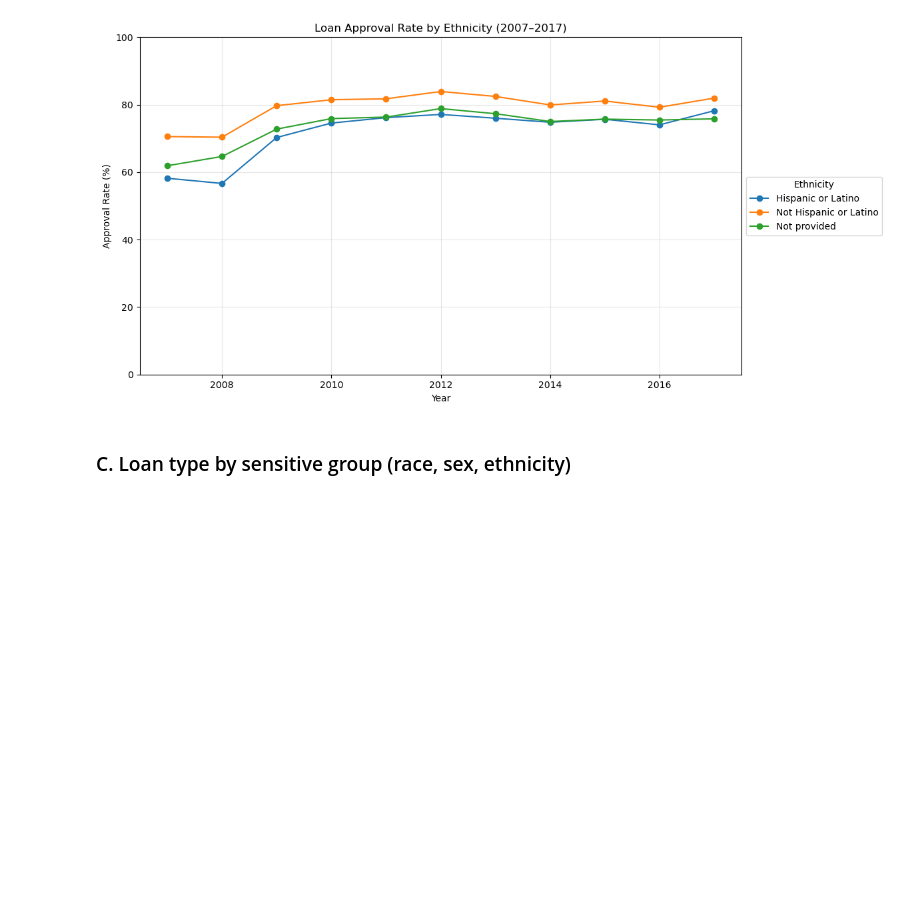
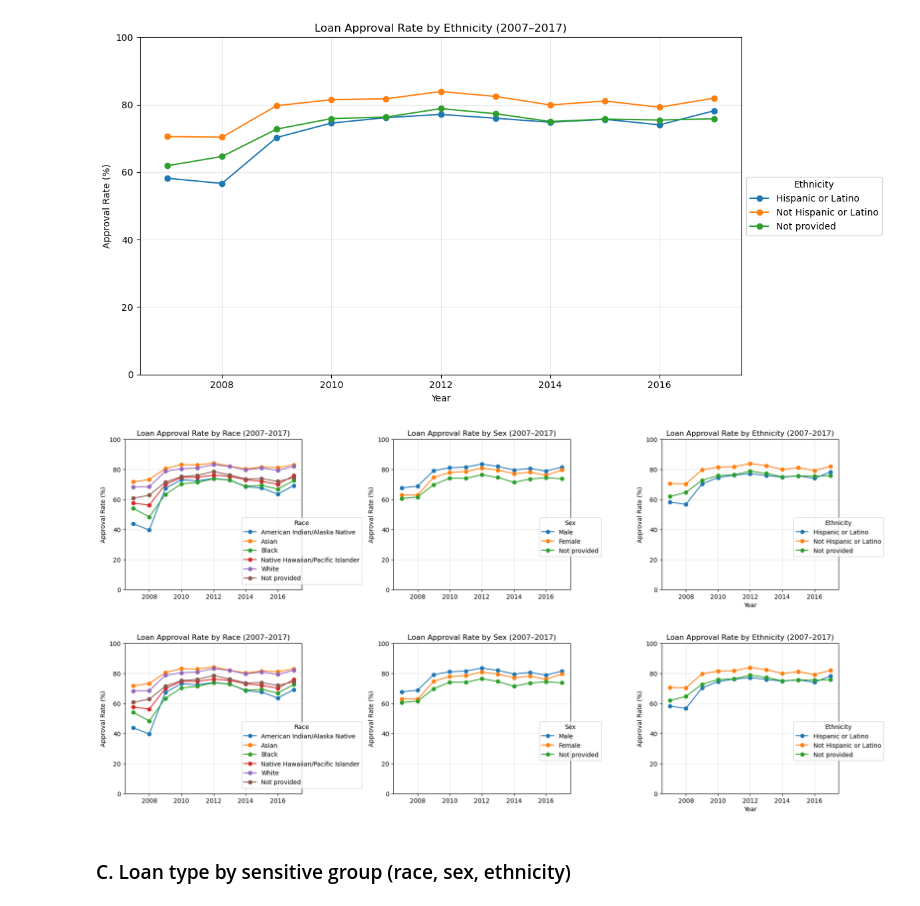
Before and after one commit to jdhilee/fairness_smoke_alarm, a Jupyter notebook: src/eda_hmda_2007_2017.ipynb, the cells around one changed output. Saved outputs shown, nothing was run; the diff lists cells and outputs as text; code cells hidden in the pictures; blank space fills up the shorter version.

```diff
--- a/src/eda_hmda_2007_2017.ipynb
+++ b/src/eda_hmda_2007_2017.ipynb
@@ -1127,33 +1127,37 @@ approval_rates_sex = (
         .groupby(["year", "sex"])["approved"]
         .mean().mul(100).unstack()
 )
 approval_rates_sex.columns = ["Male", "Female", "Not provided"]
 for sex in approval_rates_sex.columns:
     axes_sensitive_time[1].plot(approval_rates_sex.index, approval_rates_sex[sex], marker="o", label=sex)
 axes_sensitive_time[1].set_title("Loan Approval Rate by Sex (2007–2017)")
 axes_sensitive_time[1].set_ylabel("Approval Rate (%)")
 axes_sensitive_time[1].set_ylim(0, 100)
 axes_sensitive_time[1].legend(title="Sex", loc="upper center", bbox_to_anchor=(1, 0.5))
 axes_sensitive_time[1].grid(alpha=0.3)
 
 # Ethnicity
 approval_rates_ethnicity = (
     hmda.assign(approved=hmda["action_taken"].eq(1))
         .groupby(["year", "ethnicity"])["approved"]
         .mean().mul(100).unstack()
 )
 approval_rates_ethnicity.columns = ["Hispanic or Latino", "Not Hispanic or Latino", "Not provided"]
 for ethnicity in approval_rates_ethnicity.columns:
     axes_sensitive_time[2].plot(approval_rates_ethnicity.index, approval_rates_ethnicity[ethnicity], marker="o", label=ethnicity)
 axes_sensitive_time[2].set_title("Loan Approval Rate by Ethnicity (2007–2017)")
 axes_sensitive_time[2].set_xlabel("Year")
 axes_sensitive_time[2].set_ylabel("Approval Rate (%)")
 axes_sensitive_time[2].set_ylim(0, 100)
 axes_sensitive_time[2].legend(title="Ethnicity", loc="upper center", bbox_to_anchor=(1, 0.5))
 axes_sensitive_time[2].grid(alpha=0.3)
 
 plt.tight_layout()
+plt.subplots_adjust(bottom=0.25)
 fig_sensitive_time
+# %% [output]
+[figure, added]
+[figure, added]
 # %% [markdown]
 ### C. Loan type by sensitive group (race, sex, ethnicity)
 # %% [markdown]
```
Also changed, not shown: 3 other files.
